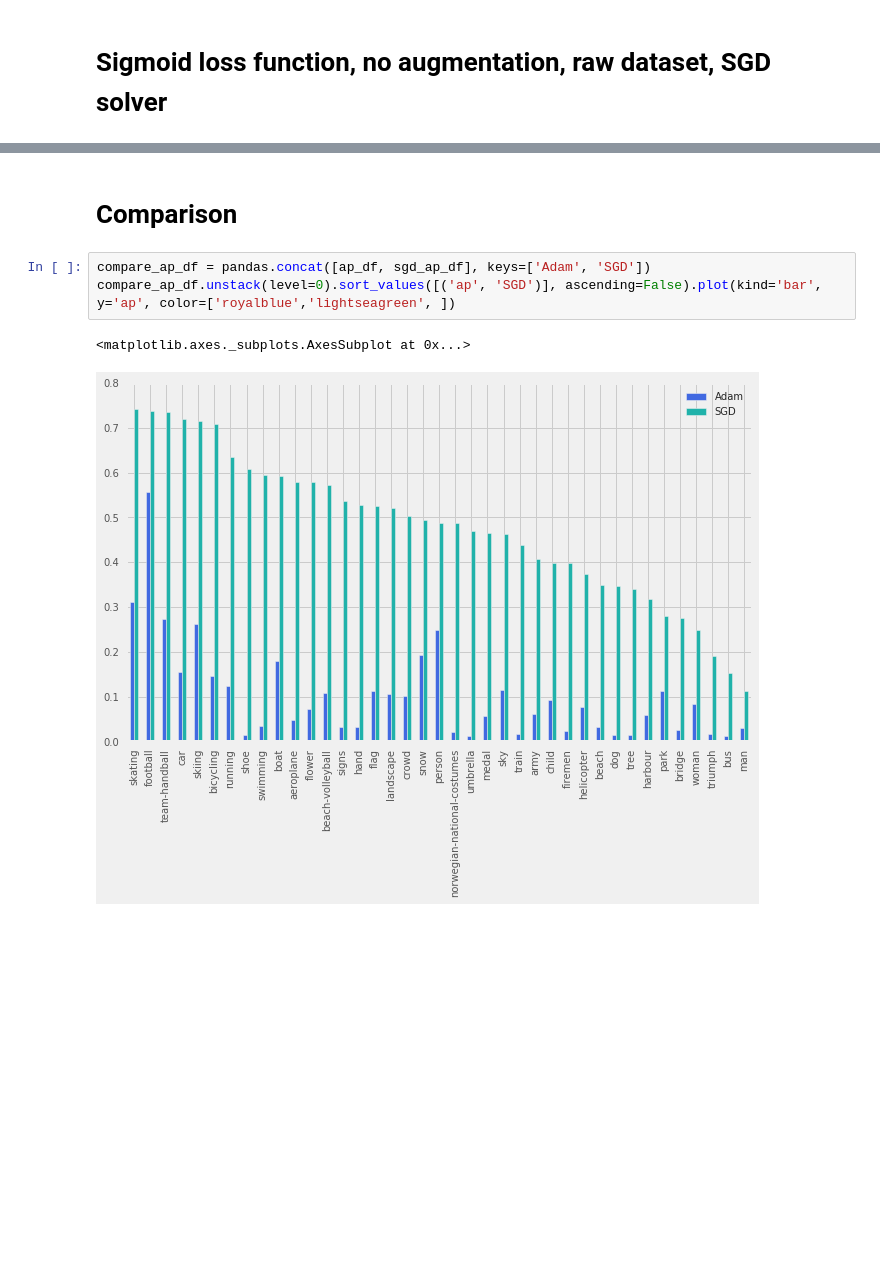
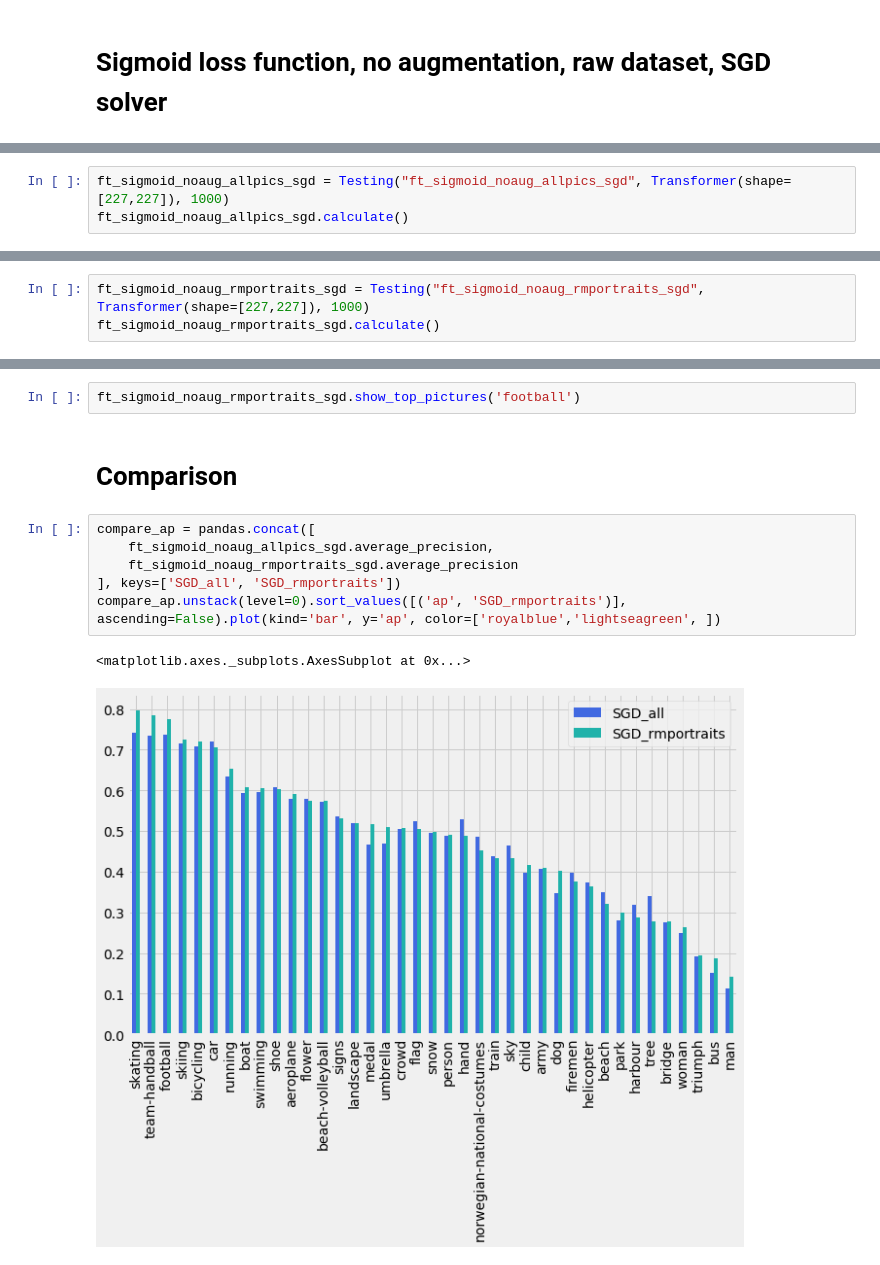
Before and after one commit to uvNikita/master-thesis-src, a Jupyter notebook: notebooks/testing/testing.ipynb, the cells around one changed output, grey strips where cells are left out. Saved outputs shown, nothing was run; the diff lists cells and outputs as text; blank space fills up the shorter version.

```diff
--- a/notebooks/testing/testing.ipynb
+++ b/notebooks/testing/testing.ipynb
@@ -307,0 +245,3 @@ show_top_pictures(sgd_scores, 'triumph')
+# %%
+ft_sigmoid_noaug_allpics_sgd = Testing("ft_sigmoid_noaug_allpics_sgd", Transformer(shape=[227,227]), 1000)
+ft_sigmoid_noaug_allpics_sgd.calculate()
@@ -307,0 +270,3 @@ show_top_pictures(sgd_scores, 'triumph')
+# %%
+ft_sigmoid_noaug_rmportraits_sgd = Testing("ft_sigmoid_noaug_rmportraits_sgd", Transformer(shape=[227,227]), 1000)
+ft_sigmoid_noaug_rmportraits_sgd.calculate()
@@ -308,8 +291,13 @@ show_top_pictures(sgd_scores, 'triumph')
+# %%
+ft_sigmoid_noaug_rmportraits_sgd.show_top_pictures('football')
 # %% [markdown]
 # Comparison
 # %%
-compare_ap_df = pandas.concat([ap_df, sgd_ap_df], keys=['Adam', 'SGD'])
-compare_ap_df.unstack(level=0).sort_values([('ap', 'SGD')], ascending=False).plot(kind='bar', y='ap', color=['royalblue','lightseagreen', ])
+compare_ap = pandas.concat([
+    ft_sigmoid_noaug_allpics_sgd.average_precision,
+    ft_sigmoid_noaug_rmportraits_sgd.average_precision
+], keys=['SGD_all', 'SGD_rmportraits'])
+compare_ap.unstack(level=0).sort_values([('ap', 'SGD_rmportraits')], ascending=False).plot(kind='bar', y='ap', color=['royalblue','lightseagreen', ])
 # %% [output]
 <matplotlib.axes._subplots.AxesSubplot at 0x...>
-[figure, old version]
+[figure, new version]
```
Also changed, not shown: parts of 38 cells of this notebook, 1 other file.
